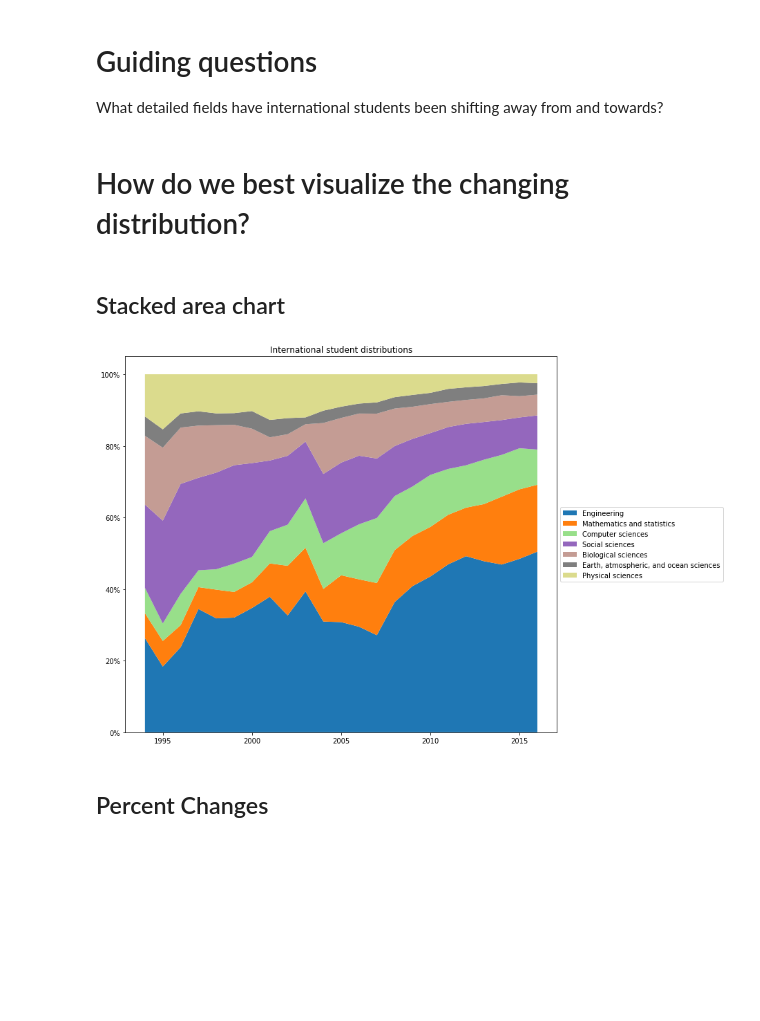
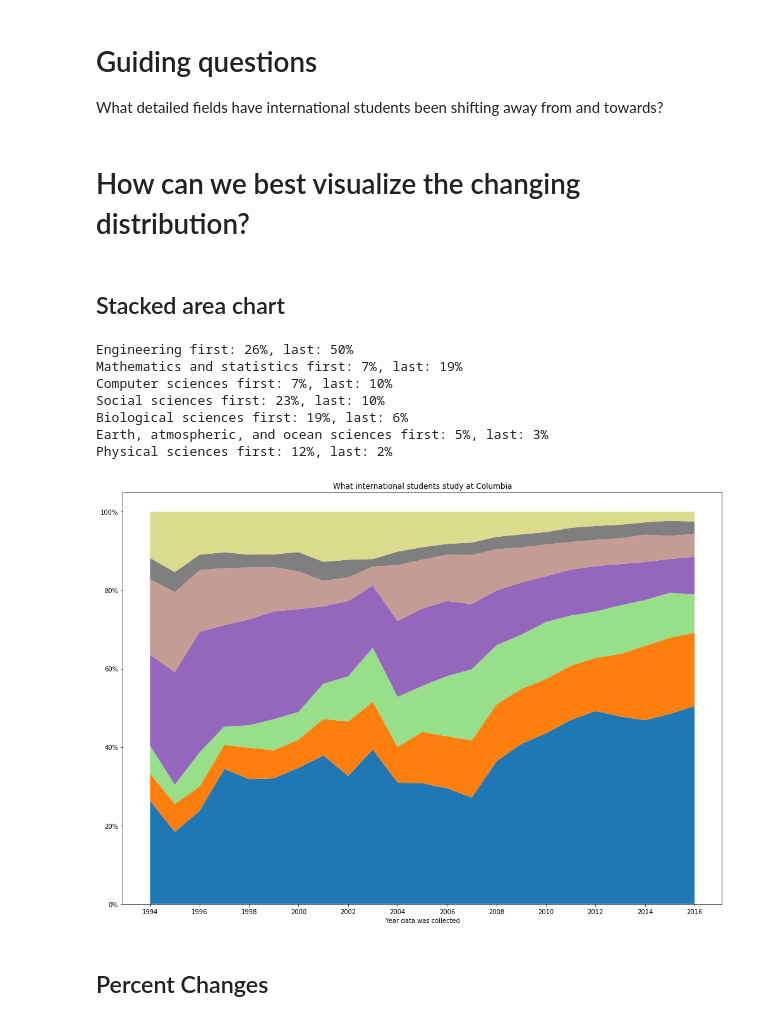
Before and after one commit to graphicsdesk/international-students, a Jupyter notebook: notebooks/gss-broad-distribution.ipynb, the cells around one changed output. Saved outputs shown, nothing was run; the diff lists cells and outputs as text; code cells hidden in the pictures; blank space fills up the shorter version.

Commit message:
exported stacked broads

```diff
--- a/notebooks/gss-broad-distribution.ipynb
+++ b/notebooks/gss-broad-distribution.ipynb
@@ -52,7 +52,7 @@ for f in ufields:
     fieldCounts[f] = [d[year][f].get(INT_COL_NAME, None) for year in years]
     yearTotals = sumLists(yearTotals, fieldCounts[f])
 # %% [markdown]
-# How do we best visualize the changing distribution?
+# How can we best visualize the changing distribution?
 # %%
 from scipy.interpolate import interp1d
 from matplotlib import cm
@@ -65,34 +65,46 @@ newcmp = ListedColormap(viridisBig(np.linspace(0.1, 0.95, 256)))
 # %%
 sortedFields = sorted(ufields, key=lambda x: fieldCounts[x][-1] or 0, reverse=True)
 
 plt.figure(figsize=(14, 10))
 
 stacks = []
 colors = []
 for i, f in enumerate(sortedFields):
     counts = []
     for y in range(len(years)):
         c = fieldCounts[f][y]
         counts.append(c / yearTotals[y])
     stacks.append(counts)
+    print(f, 'first: {:,.0%}, last: {:,.0%}'.format(counts[0], counts[-1]))
     colors.append(cm.tab20(i / len(sortedFields)))
 
 ax = plt.subplot(111)
-plt.stackplot(years, stacks, labels=sortedFields, colors=colors)
+plt.stackplot(years, stacks, labels=sortedFields, colors=colors, linewidth=0)
 
 # Make y values percentages
 vals = ax.get_yticks()
 ax.set_yticklabels(['{:,.0%}'.format(x) for x in vals])
 
 # Make legend on right side of graph
-box = ax.get_position()
-ax.set_position([box.x0, box.y0, box.width * 0.8, box.height])
-ax.legend(loc='center left', bbox_to_anchor=(1, 0.5))
+# box = ax.get_position()
+# ax.set_position([box.x0, box.y0, box.width * 0.8, box.height])
+# ax.legend(loc='center left', bbox_to_anchor=(1, 0.5))
 
-plt.title('International student distributions')
-plt.savefig('stacked_broads.png')
+plt.xlabel('Year data was collected')
+plt.xticks(np.arange(min(years), max(years) + 1, 2))
+plt.title('What international students study at Columbia')
+
+plt.tight_layout()
+plt.savefig('stacked_broads.pdf', transparent=True)
 # %% [output]
+Engineering first: 26%, last: 50%
+Mathematics and statistics first: 7%, last: 19%
+Computer sciences first: 7%, last: 10%
+Social sciences first: 23%, last: 10%
+Biological sciences first: 19%, last: 6%
+Earth, atmospheric, and ocean sciences first: 5%, last: 3%
+Physical sciences first: 12%, last: 2%
-[figure, old version]
+[figure, new version]
 # %% [markdown]
 ## Percent Changes
 # %%
```
Also changed, not shown: 2 other files.
